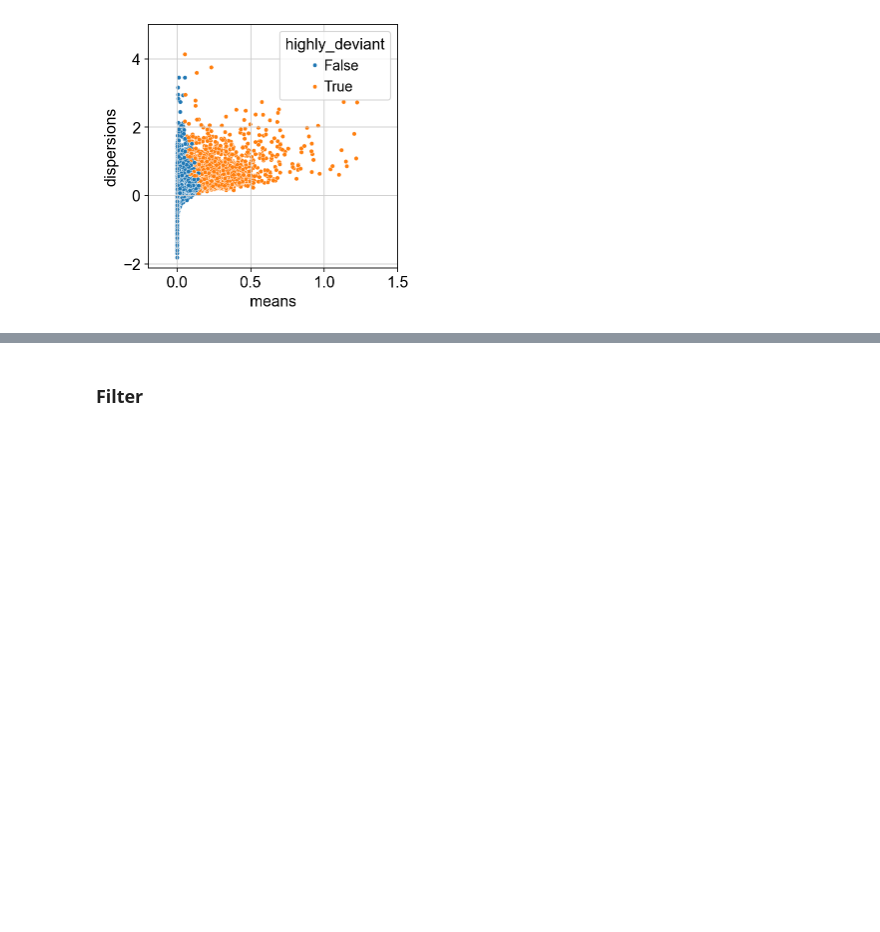
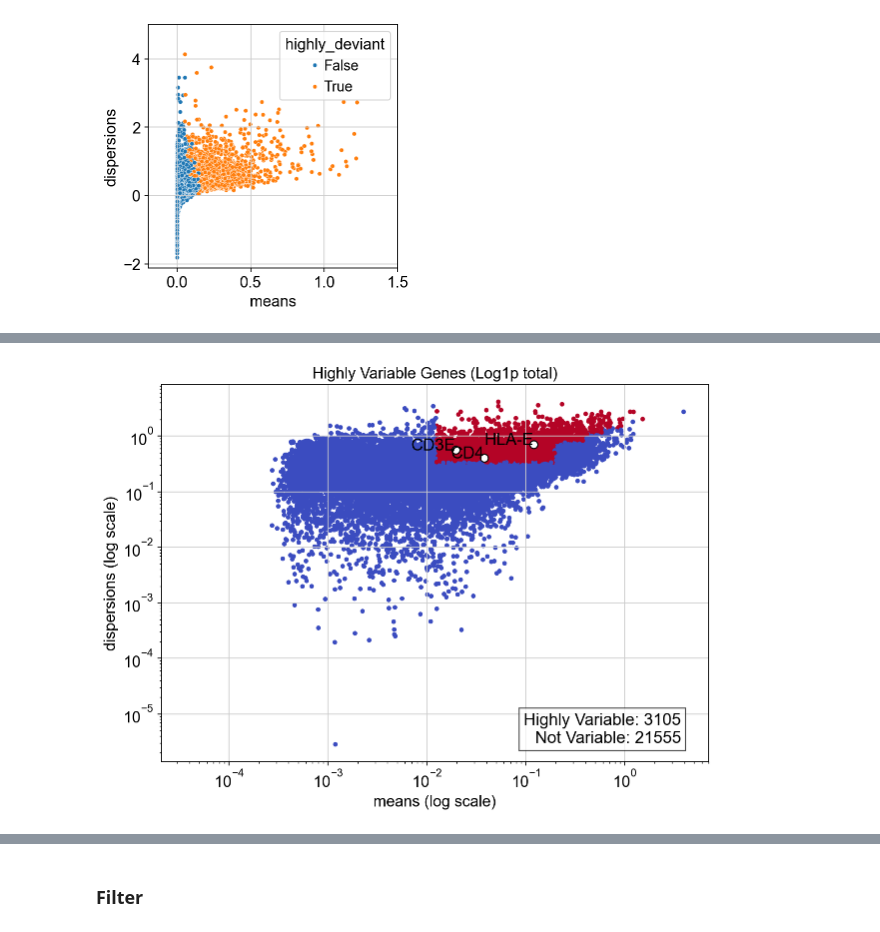
Before and after one commit to MikiasHWT/scRNA_Lethal_Covid19_Analysis, a Jupyter notebook: scRNA_Lethal_Covid19_Analysis.ipynb, the cells around one changed output, grey strips where cells are left out. Cells and saved outputs as stored; diff of their text form; code cells hidden in the pictures; blank space fills up the shorter version.

```diff
--- a/scRNA_Lethal_Covid19_Analysis.ipynb
+++ b/scRNA_Lethal_Covid19_Analysis.ipynb
@@ -1182,0 +960,7 @@ adata
+# %%
+# Total counts normalized-pseudolog transformed layer, Seurat method
+HVG_res_log1p_total = sc.pp.highly_variable_genes(adata, layer="log1p-total", inplace=False)
+
+plot_highly_variable_genes(HVG_res_log1p_total, "means", "dispersions", title="Highly Variable Genes (Log1p total)")
+# %% [output]
+[figure, added]
```
Also changed, not shown: parts of 42 cells of this notebook.
